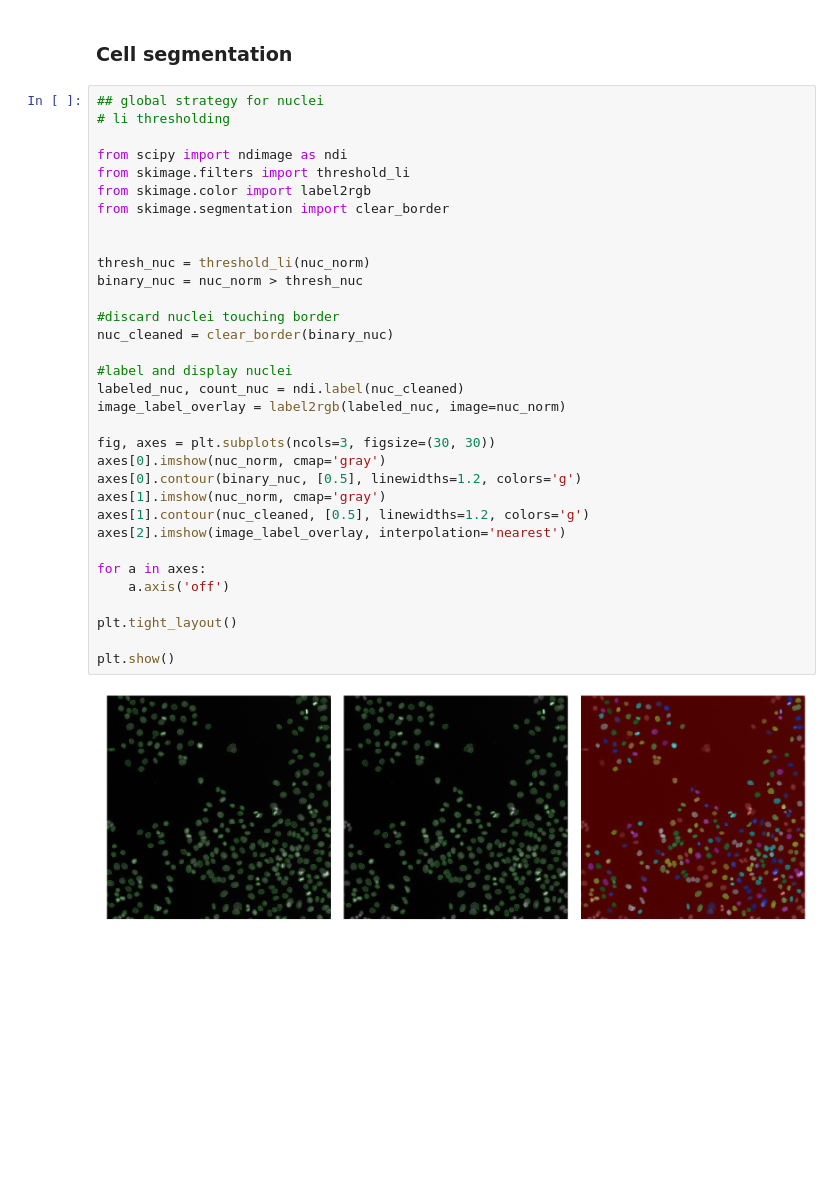
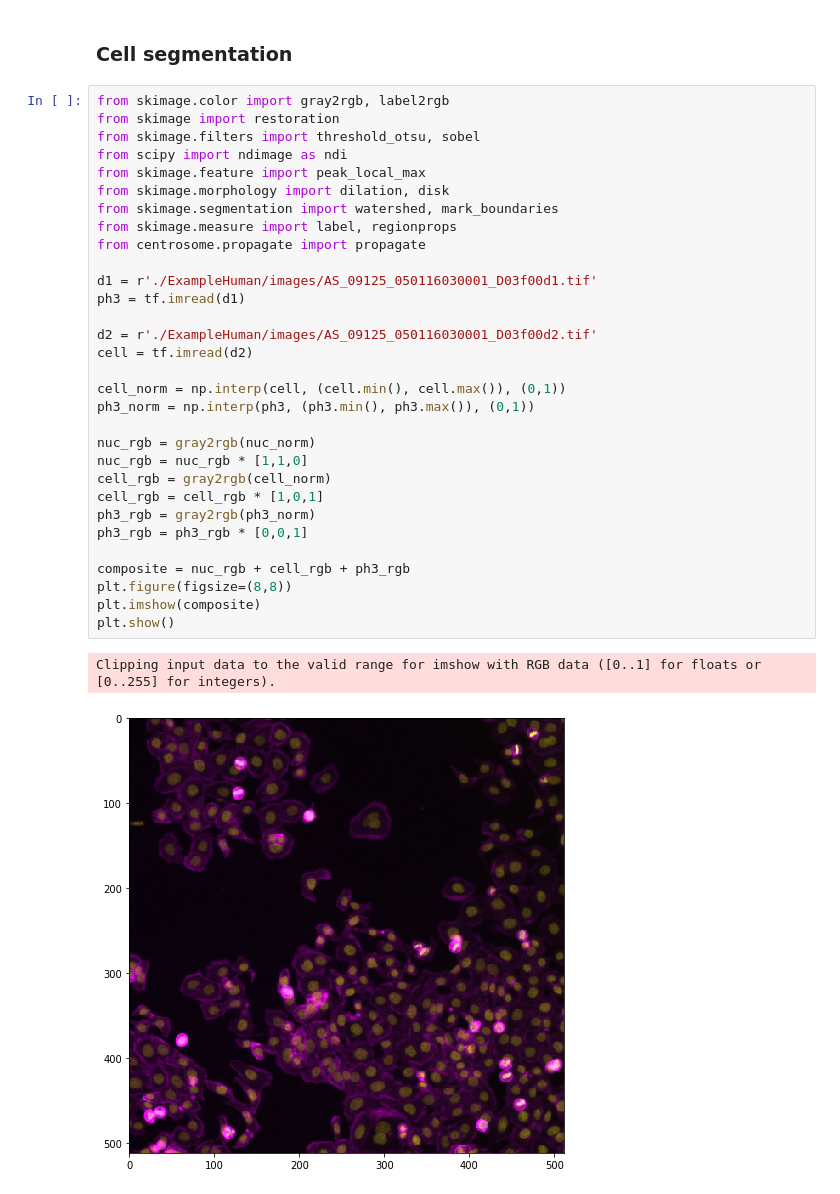
Before and after one commit to volker-baecker/jupyter-workshop-mifobio-2018, a Jupyter notebook: image_analysis.ipynb, the cells around one changed output. Saved outputs shown, nothing was run; the diff lists cells and outputs as text; blank space fills up the shorter version.

```diff
--- a/image_analysis.ipynb
+++ b/image_analysis.ipynb
@@ -165,38 +166,37 @@ plt.show()
 [figure]
 # %% [markdown]
 ### Cell segmentation
-# %%
-## global strategy for nuclei
-# li thresholding
-
-from scipy import ndimage as ndi
-from skimage.filters import threshold_li
-from skimage.color import label2rgb
-from skimage.segmentation import clear_border
-
-
-thresh_nuc = threshold_li(nuc_norm)
-binary_nuc = nuc_norm > thresh_nuc
-
-#discard nuclei touching border
-nuc_cleaned = clear_border(binary_nuc)
-
-#label and display nuclei
-labeled_nuc, count_nuc = ndi.label(nuc_cleaned)
-image_label_overlay = label2rgb(labeled_nuc, image=nuc_norm)
-
-fig, axes = plt.subplots(ncols=3, figsize=(30, 30))
-axes[0].imshow(nuc_norm, cmap='gray')
-axes[0].contour(binary_nuc, [0.5], linewidths=1.2, colors='g')
-axes[1].imshow(nuc_norm, cmap='gray')
-axes[1].contour(nuc_cleaned, [0.5], linewidths=1.2, colors='g')
-axes[2].imshow(image_label_overlay, interpolation='nearest')
-
-for a in axes:
-    a.axis('off')
-
-plt.tight_layout()
-
-plt.show()
-# %% [output]
-[figure, removed]
+# %%
+from skimage.color import gray2rgb, label2rgb
+from skimage import restoration
+from skimage.filters import threshold_otsu, sobel
+from scipy import ndimage as ndi
+from skimage.feature import peak_local_max
+from skimage.morphology import dilation, disk
+from skimage.segmentation import watershed, mark_boundaries
+from skimage.measure import label, regionprops
+from centrosome.propagate import propagate
+
+d1 = r'./ExampleHuman/images/AS_09125_050116030001_D03f00d1.tif'
+ph3 = tf.imread(d1)
+
+d2 = r'./ExampleHuman/images/AS_09125_050116030001_D03f00d2.tif'
+cell = tf.imread(d2)
+
+cell_norm = np.interp(cell, (cell.min(), cell.max()), (0,1))
+ph3_norm = np.interp(ph3, (ph3.min(), ph3.max()), (0,1))
+
+nuc_rgb = gray2rgb(nuc_norm)
+nuc_rgb = nuc_rgb * [1,1,0]
+cell_rgb = gray2rgb(cell_norm)
+cell_rgb = cell_rgb * [1,0,1]
+ph3_rgb = gray2rgb(ph3_norm)
+ph3_rgb = ph3_rgb * [0,0,1]
+
+composite = nuc_rgb + cell_rgb + ph3_rgb
+plt.figure(figsize=(8,8))
+plt.imshow(composite)
+plt.show()
+# %% [output]
+Clipping input data to the valid range for imshow with RGB data ([0..1] for floats or [0..255] for integers).
+[figure, added]
```
Also changed, not shown: parts of 8 cells of this notebook.
